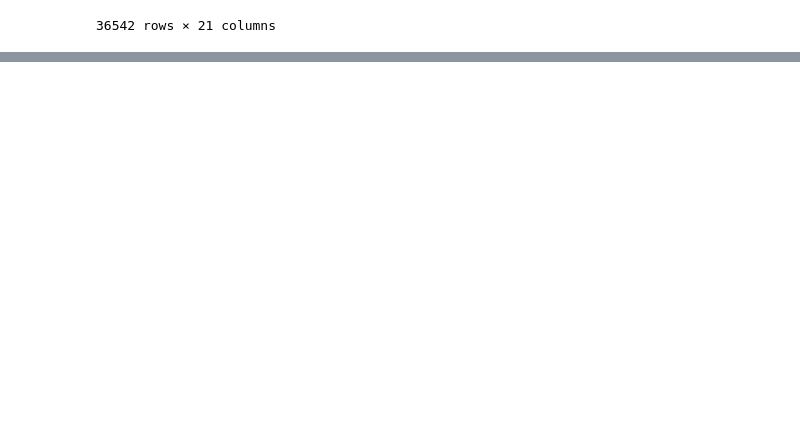
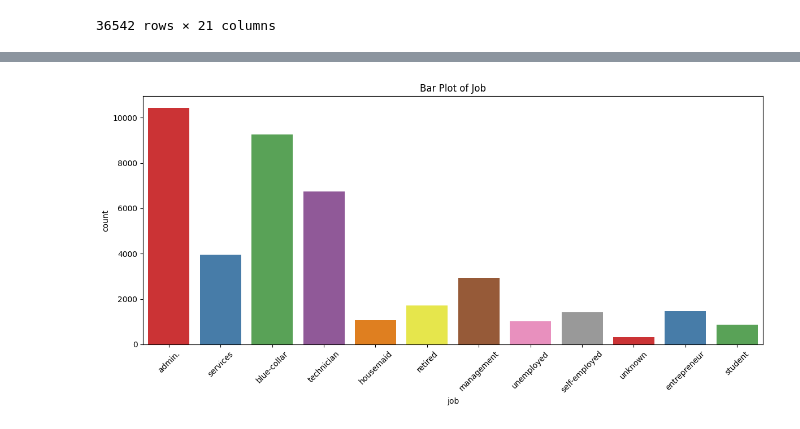
Before and after one commit to neeschal00/exploratory-data-analysis, a Jupyter notebook: eda.ipynb, the cells around one changed output, grey strips where cells are left out. Cells and saved outputs as stored; diff of their text form; code cells hidden in the pictures; blank space fills up the shorter version.

```diff
--- a/eda.ipynb
+++ b/eda.ipynb
@@ -267,0 +327,11 @@ ValueError: could not convert string to float: 'admin.'
+# %%
+plt.figure(figsize=(12, 6))  # Set the figure size
+
+sns.countplot(x='job', data=tele_df, palette='Set1')
+plt.title('Bar Plot of Job')
+plt.xticks(rotation=45)
+
+plt.tight_layout()
+plt.show()
+# %% [output]
+[figure, added]
```
Also changed, not shown: parts of 11 cells of this notebook.
